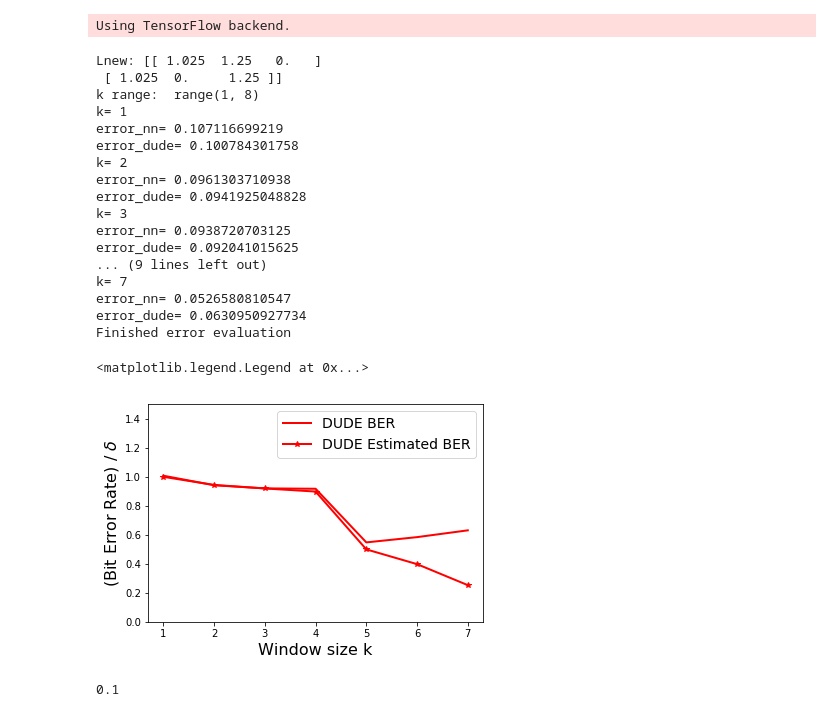
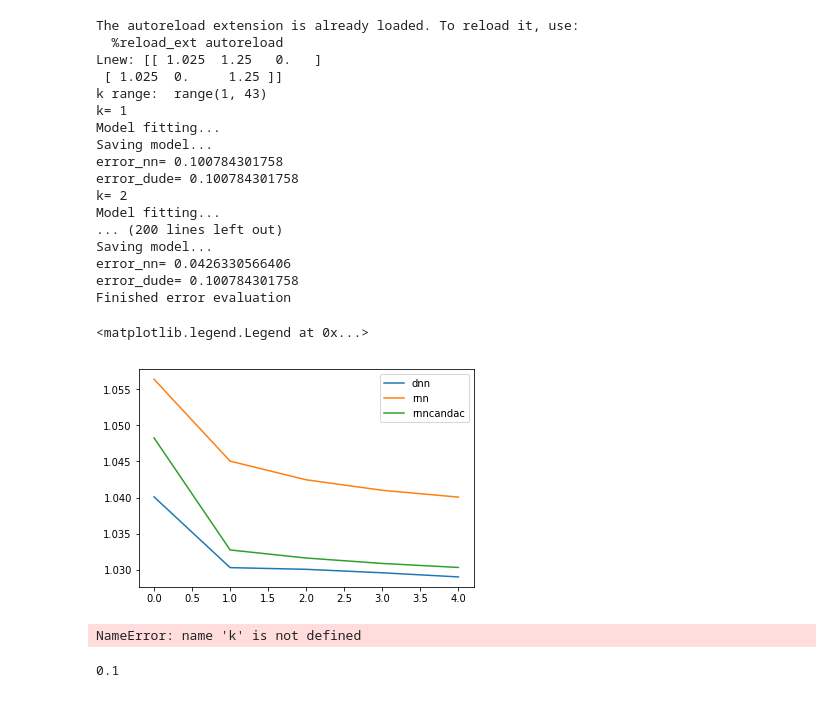
Before and after one commit to Ravirajadrangi/Configuring-a-RNN-model-for-the-Neural-DUDE-algorithm., a Jupyter notebook: NueralDUDE_wrapper.ipynb, the cells around one changed output. Drawn from its saved outputs; the diff is of its cells as text; code cells hidden in the pictures.

```diff
--- a/NueralDUDE_wrapper.ipynb
+++ b/NueralDUDE_wrapper.ipynb
@@ -8,26 +8,48 @@ import matplotlib.pyplot as plt
 
 source = "Einstein256_256"
 delta = 0.1;
-k, est_loss, err_dude_k, err_nn_k, x_dude_hat, x_nn_hat, x, z = sim.simulate_ndude(source=source, k_max=7, delta=delta, relmodel=True)
+#k_rnncandac, est_loss_rnncandac, err_dude_k_rnncandac, err_nn_k_rnncandac, x_dude_hat_rnncandac, x_nn_hat_rnncandac, x_rnncandac, z_rnncandac = sim.simulate_ndude(source=source, k_max=42, delta=delta, relmodel=False, architecture="rnncandac")
+#k_rnn, est_loss_rnn, err_dude_k_rnn, err_nn_k_rnn, x_dude_hat_rnn, x_nn_hat_rnn, x_rnn, z_rnn = sim.simulate_ndude(source=source, k_max=42, delta=delta, relmodel=False, architecture="rnn")
+k_dnn, est_loss_dnn, err_dude_k_dnn, err_nn_k_dnn, x_dude_hat_dnn, x_nn_hat_dnn, x_dnn, z_dnn = sim.simulate_ndude(source=source, k_max=100, delta=delta, relmodel=False, architecture="dnn")
 # %% [output]
-Using TensorFlow backend.
+The autoreload extension is already loaded. To reload it, use:
+  %reload_ext autoreload
+Lnew: [[ 1.025  1.25   0.   ]
+ [ 1.025  0.     1.25 ]]
+k range:  range(1, 43)
+k= 1
+Model fitting...
+Saving model...
+error_nn= 0.100784301758
+error_dude= 0.100784301758
+k= 2
+Model fitting...
+... (200 lines left out)
+Saving model...
+error_nn= 0.0426330566406
+error_dude= 0.100784301758
+Finished error evaluation
-Lnew: [[ 1.025  1.25   0.   ]
- [ 1.025  0.     1.25 ]]
-k range:  range(1, 8)
-k= 1
-error_nn= 0.107116699219
-error_dude= 0.100784301758
-k= 2
-error_nn= 0.0961303710938
-error_dude= 0.0941925048828
-k= 3
-error_nn= 0.0938720703125
-error_dude= 0.092041015625
-... (9 lines left out)
-k= 7
-error_nn= 0.0526580810547
-error_dude= 0.0630950927734
-Finished error evaluation
+# %%
+import pickle
+
+def load_history(source, architecture, k):
+    filename = 'histories/'+architecture+'/'+source+'_k_'+str(k)+'.p'
+    f = open(filename, "rb")
+    history = pickle.load(f)
+    f.close()
+    return history
+k = 30
+
+history_dnn = load_history( source, "dnn", k)
+history_rnn = load_history( source, "rnn", k)
+history_rnncandac = load_history( source, "rnncandac", k)
+plt.plot(history_dnn['loss'])
+plt.plot(history_rnn['loss'])
+plt.plot(history_rnncandac['loss'])
+plt.legend(["dnn", "rnn","rnncandac"])
+# %% [output]
+<matplotlib.legend.Legend at 0x...>
+[figure, added]
 # %%
 plt.plot(k,err_dude_k/delta,'r',linewidth=2.0)
 plt.plot(k,est_loss[0,:]/delta,'r-*',linewidth=2.0)
@@ -38,8 +60,7 @@ plt.ylabel('(Bit Error Rate) / $\delta$',fontsize=16)
 plt.legend(['DUDE BER','DUDE Estimated BER'],loc='upper right',fontsize=14)
 # plt.savefig('/Users/tsmoon/Dropbox/Professional/Research/1. Papers/2016/ICML/Neural universal denoiser/figures/Einstein_dude_est_ber.pdf')
 # %% [output]
-<matplotlib.legend.Legend at 0x...>
+NameError: name 'k' is not defined
-[figure, removed]
 # %%
 plt.plot(k,err_nn_k/delta,'k-^',linewidth=2.0)
 plt.plot(k,est_loss[1,:]/delta,'b-*',linewidth=2.0)
```
Also changed, not shown: 3 other files.
